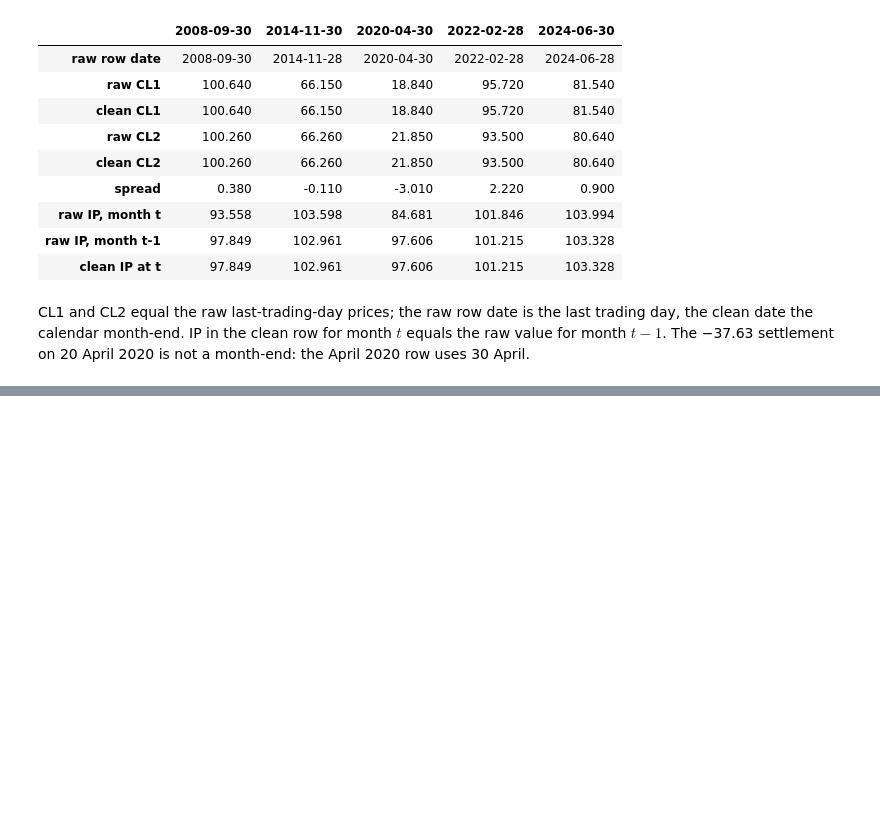
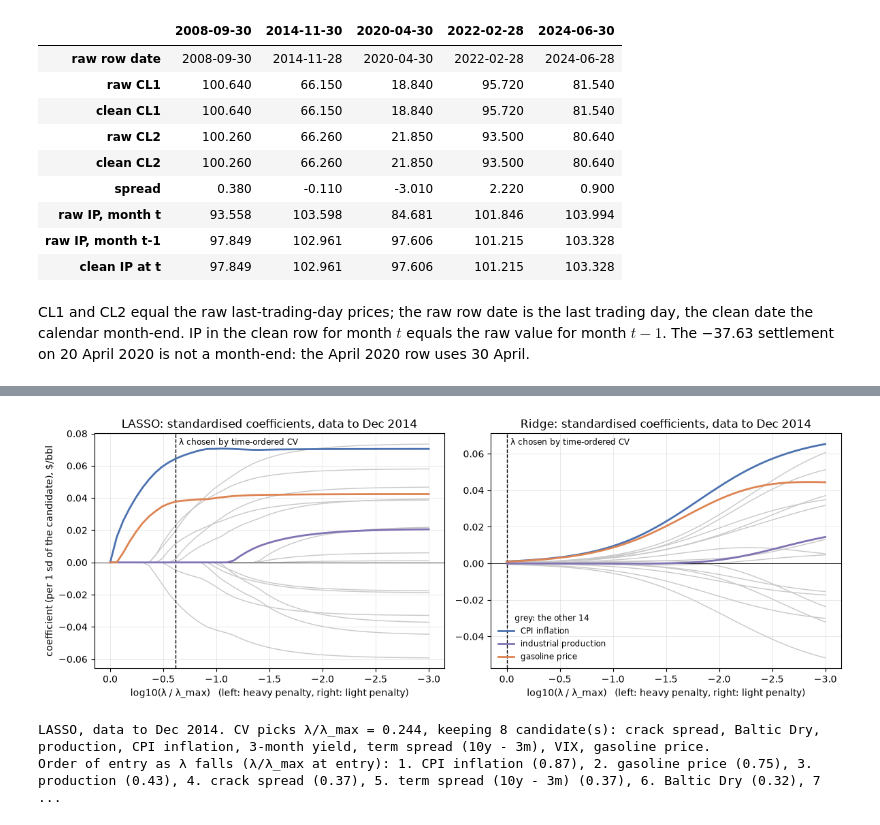
Before and after one commit to Adkid-Zephyr/fe-oil-group-work, a Jupyter notebook: oil-forecasting.ipynb, the cells around one changed output, grey strips where cells are left out. Cells and saved outputs as stored; diff of their text form; code cells hidden in the pictures; blank space fills up the shorter version.

```diff
--- a/oil-forecasting.ipynb
+++ b/oil-forecasting.ipynb
@@ -629,0 +1483,66 @@ CL1 and CL2 equal the raw last-trading-day prices; the raw row date is the last
+# %%
+# Coefficient paths on data to Dec 2014 (same months and band as 4.3), with lambda chosen by 5 time-ordered folds
+B_in = ins[BAND_TERMS].values
+rows_in = np.arange(len(ins))
+mu_in, sd_in = ins[cand].values.mean(axis=0), ins[cand].values.std(axis=0)
+Xs_in = (ins[cand].values - mu_in) / sd_in
+P_in = np.linalg.lstsq(B_in, np.column_stack([ins["y"].values, Xs_in]), rcond=None)[0]
+R_in = np.column_stack([ins["y"].values, Xs_in]) - B_in @ P_in
+Xr_in, yr_in = R_in[:, 1:], R_in[:, 0]
+
+
+def cv_choice_in_sample(method, lams):
+    blocks = np.array_split(rows_in, CV_FOLDS + 1)
+    sse = np.zeros(len(lams))
+    for f in range(1, CV_FOLDS + 1):
+        fit_rows, val_rows = np.concatenate(blocks[:f]), blocks[f]
+        mu, sd = ins[cand].values[fit_rows].mean(0), ins[cand].values[fit_rows].std(0)
+        Xs = (ins[cand].values - mu) / sd
+        YX = np.column_stack([ins["y"].values, Xs])
+        P = np.linalg.lstsq(B_in[fit_rows], YX[fit_rows], rcond=None)[0]
+        R = YX[fit_rows] - B_in[fit_rows] @ P
+        betas = fit_path(method, R[:, 1:], R[:, 0], lams)
+        sse += ((ins["y"].values[val_rows][:, None] - predict(B_in, Xs, P, betas, val_rows)) ** 2).sum(axis=0)
+    return int(np.argmin(sse))
+
+
+HIGHLIGHT = {"CPI inflation": "#4C72B0", "gasoline price": "#DD8452", "industrial production": "#8172B3"}
+fig, axes = plt.subplots(1, 2, figsize=(12, 4.4))
+paths = {}
+for ax, method in zip(axes, ["LASSO", "Ridge"]):
+    lams = lambda_grid(method, Xr_in, yr_in)
+    coefs = fit_path(method, Xr_in, yr_in, lams)
+    paths[method] = pd.DataFrame(coefs, columns=cand, index=lams / lams[0])
+    x = np.log10(lams / lams[0])
+    for j, c in enumerate(cand):
+        ax.plot(x, coefs[:, j], color=HIGHLIGHT.get(c, "#C8C8C8"), lw=2 if c in HIGHLIGHT else 1,
+                zorder=3 if c in HIGHLIGHT else 2, label=c if c in HIGHLIGHT else None)
+    j_cv = cv_choice_in_sample(method, lams)
+    ax.axvline(x[j_cv], color="black", lw=1, ls="--")
+    ax.annotate("λ chosen by time-ordered CV", (x[j_cv], ax.get_ylim()[1]), xytext=(4, -12),
+                textcoords="offset points", fontsize=8.5)
+    ax.axhline(0, color="black", lw=0.6)
+    ax.invert_xaxis()
+    ax.set_xlabel("log10(λ / λ_max)   (left: heavy penalty, right: light penalty)")
+    ax.set_title(f"{method}: standardised coefficients, data to Dec 2014")
+    ax.grid(lw=0.4, alpha=0.5); ax.set_axisbelow(True)
+    paths[method].attrs["cv_choice"] = lams[j_cv] / lams[0]
+axes[0].set_ylabel("coefficient (per 1 sd of the candidate), $/bbl")
+axes[1].legend(loc="lower left", frameon=False, fontsize=8.5, title="grey: the other 14", title_fontsize=8.5)
+fig.tight_layout(); fig.savefig(SEC4_RESULTS / "penalised_coefficient_paths.png", dpi=300); plt.show()
+
+# Order in which LASSO lets candidates in as the penalty falls, and what CV keeps
+lp = paths["LASSO"]
+entry = {c: lp.index[np.argmax(lp[c].values != 0)] if (lp[c] != 0).any() else np.nan for c in cand}
+entry = pd.Series(entry).sort_values(ascending=False)
+at_cv = lp.loc[lp.attrs["cv_choice"]]
+print(f"LASSO, data to Dec 2014. CV picks λ/λ_max = {lp.attrs['cv_choice']:.3g}, keeping "
+      f"{int((at_cv != 0).sum())} candidate(s): {', '.join(at_cv.index[at_cv != 0]) or 'none'}.")
+print("Order of entry as λ falls (λ/λ_max at entry): "
+      + ", ".join(f"{k + 1}. {c} ({v:.2f})" for k, (c, v) in enumerate(entry.items())))
+for m, p in paths.items():
+    p.to_csv(SEC4_RESULTS / f"penalised_{m.lower()}_path_to_2014.csv", index_label="lambda / lambda_max")
+# %% [output]
+[figure, added]
+LASSO, data to Dec 2014. CV picks λ/λ_max = 0.244, keeping 8 candidate(s): crack spread, Baltic Dry, production, CPI inflation, 3-month yield, term spread (10y - 3m), VIX, gasoline price.
+Order of entry as λ falls (λ/λ_max at entry): 1. CPI inflation (0.87), 2. gasoline price (0.75), 3. production (0.43), 4. crack spread (0.37), 5. term spread (10y - 3m) (0.37), 6. Baltic Dry (0.32), 7 ...
```
Also changed, not shown: parts of 53 cells of this notebook, 27 other files.
